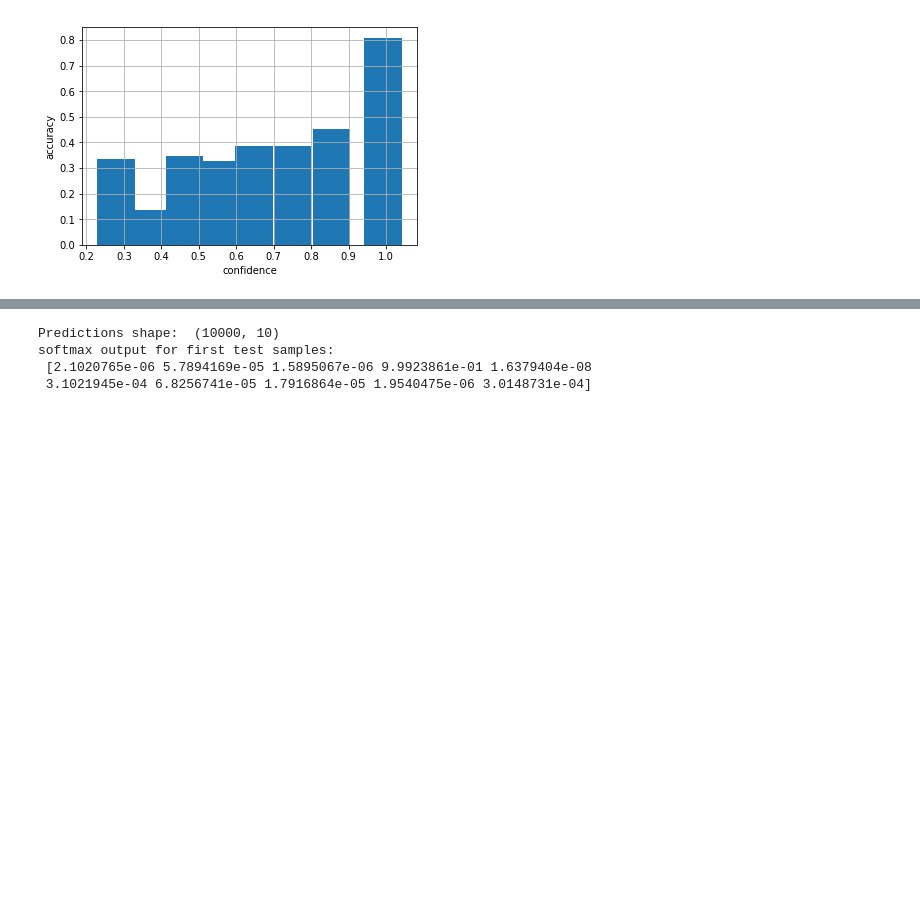
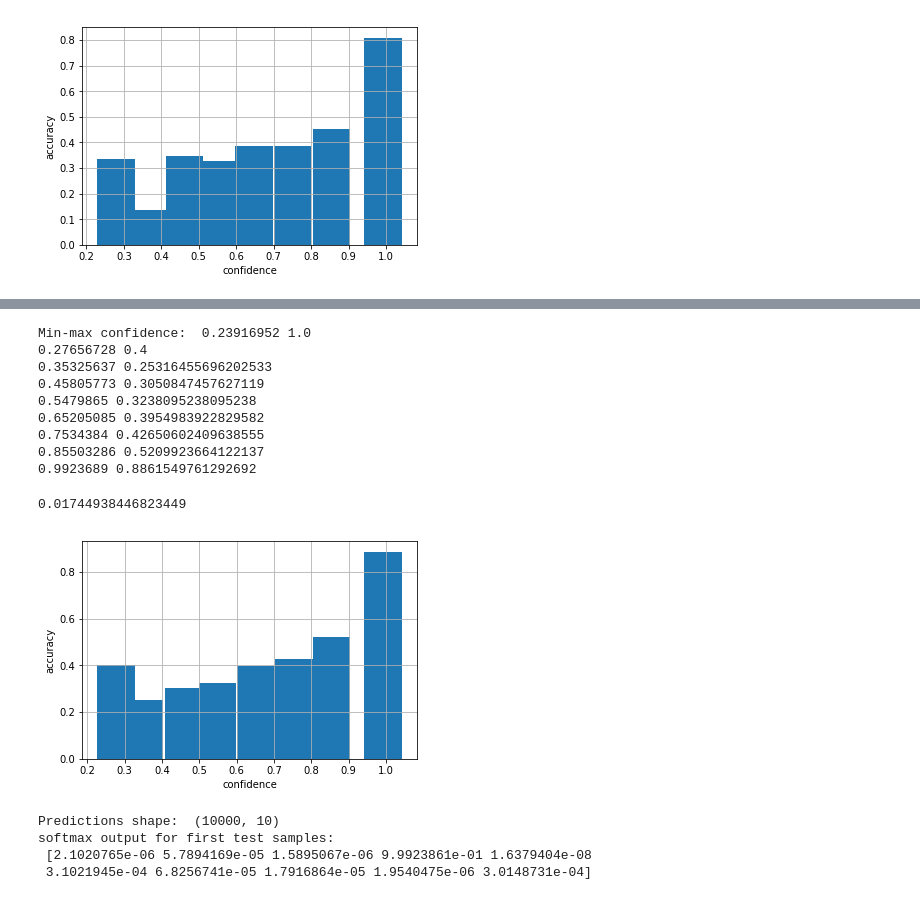
Before and after one commit to adelizer/kaggle-sandbox, a Jupyter notebook: drafts/NN_calibration.ipynb, the cells around one changed output, grey strips where cells are left out. Saved outputs shown, nothing was run; the diff lists cells and outputs as text; code cells hidden in the pictures; blank space fills up the shorter version.

```diff
--- a/drafts/NN_calibration.ipynb
+++ b/drafts/NN_calibration.ipynb
@@ -137,10 +231,12 @@ model = keras.applications.VGG16(include_top=False, weights='imagenet', input_sh
 # %%
+keras.backend.clear_session()
+model = keras.applications.VGG16(include_top=False, weights='imagenet', input_shape=(32, 32, 3), classes=10)
 output = model.output
 pred = keras.layers.Flatten()(output)
 pred = keras.layers.Dense(10, activation='softmax')(pred)
 
-new_model = keras.models.Model(inputs=model.input, outputs=[pred])
-new_model.compile(optimizer='adam', loss='categorical_crossentropy', metrics=['accuracy'])
+vgg = keras.models.Model(inputs=model.input, outputs=[pred])
+vgg.compile(optimizer='adam', loss='categorical_crossentropy', metrics=['accuracy'])
 # %%
-history = new_model.fit(x_train, y_train, epochs=50)
+history = vgg.fit(x_train, one_hot_y_train, epochs=50)
 # %%
@@ -154,3 +248,18 @@ pred = new_model.predict(x_test)
+# %%
+vgg_predictions = vgg.predict(x_test)
+plot_discrepancy(vgg_predictions, y_test)
+# %% [output]
+Min-max confidence:  0.23916952 1.0
+0.27656728 0.4
+0.35325637 0.25316455696202533
+0.45805773 0.3050847457627119
+0.5479865 0.3238095238095238
+0.65205085 0.3954983922829582
+0.7534384 0.42650602409638555
+0.85503286 0.5209923664122137
+0.9923689 0.8861549761292692
+0.01744938446823449
+[figure, added]
 # %%
 print("Predictions shape: ", pred.shape)
 print("softmax output for first test samples: \n", pred[0])
```
Also changed, not shown: parts of 18 cells of this notebook.
